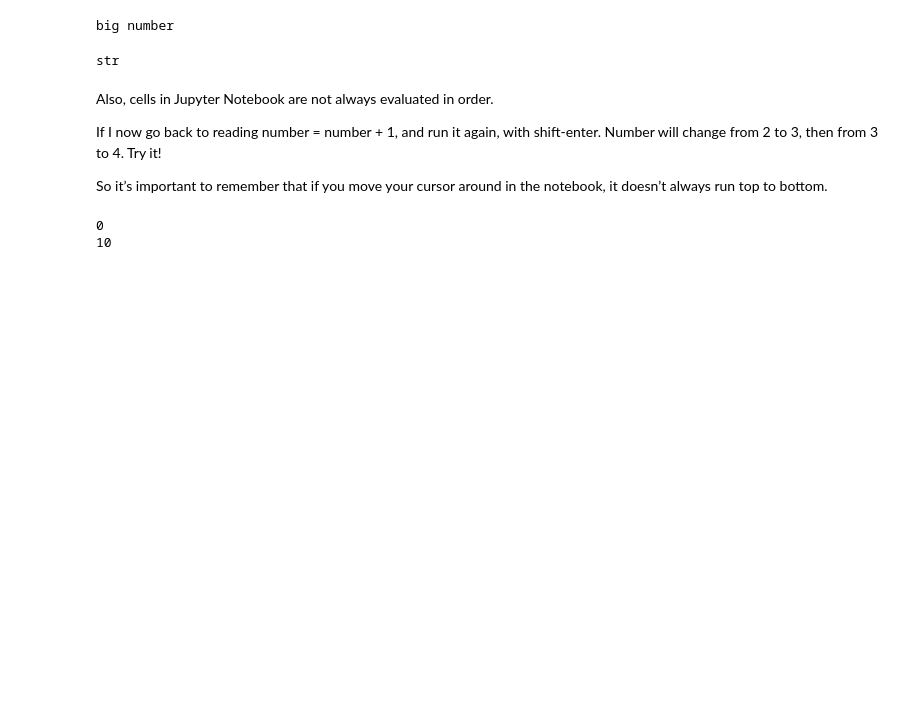
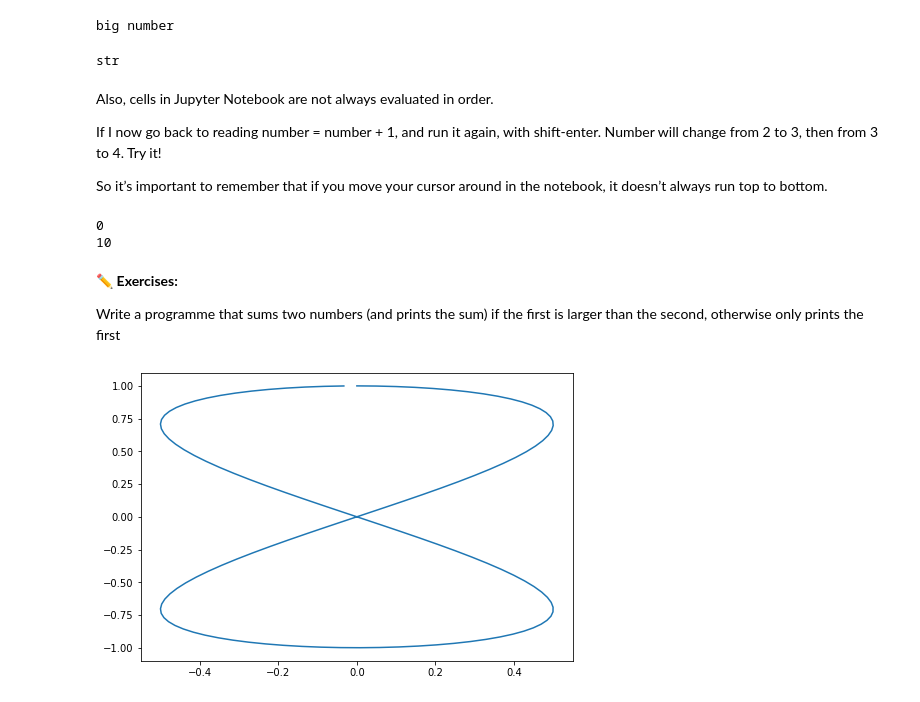
Before and after one commit to Living-with-machines/dhoxss-text2tech, a Jupyter notebook: Sessions/1-Intro-to-Python.ipynb, the cells around one changed output. Cells and saved outputs as stored; diff of their text form; code cells hidden in the pictures; blank space fills up the shorter version.

```diff
--- a/Sessions/1-Intro-to-Python.ipynb
+++ b/Sessions/1-Intro-to-Python.ipynb
@@ -185,0 +184,21 @@ print (counter)
+# %% [markdown]
+✏️ **Exercises:**
+
+Write a programme that sums two numbers (and prints the sum) if the first is larger than the second, otherwise only prints the first
+# %%
+# importing libraries
+import math
+import numpy as np
+import matplotlib.pyplot as plt
+
+# this is a function (you'll see more of this later!)
+def make_figure():
+    theta = np.arange(0, 4 * math.pi, 0.1)
+    eight = plt.figure()
+    axes = eight.add_axes([0, 0, 1, 1])
+    axes.plot(0.5 * np.sin(theta), np.cos(theta / 2))
+    return eight
+
+image = make_figure()
+# %% [output]
+[figure, added]
```
Also changed, not shown: parts of 1 cell of this notebook, 1 other file.
